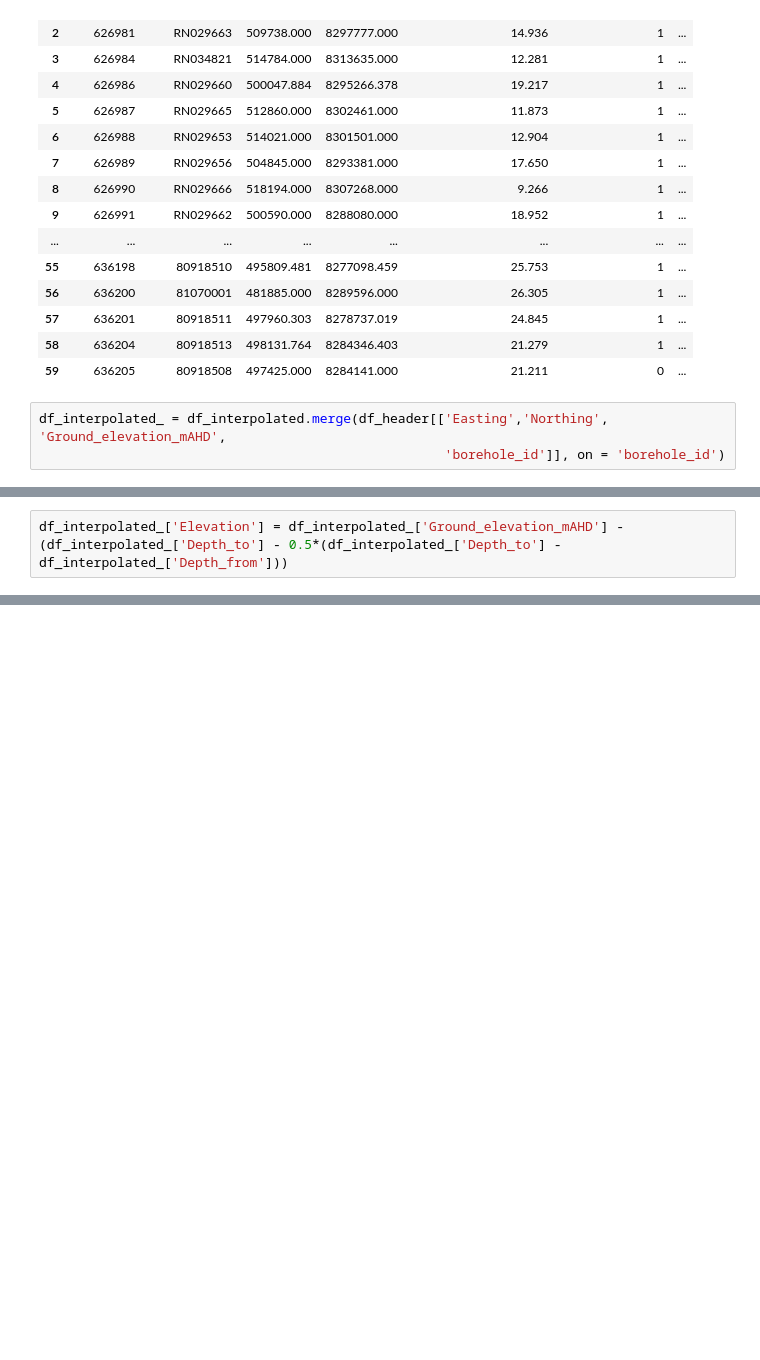
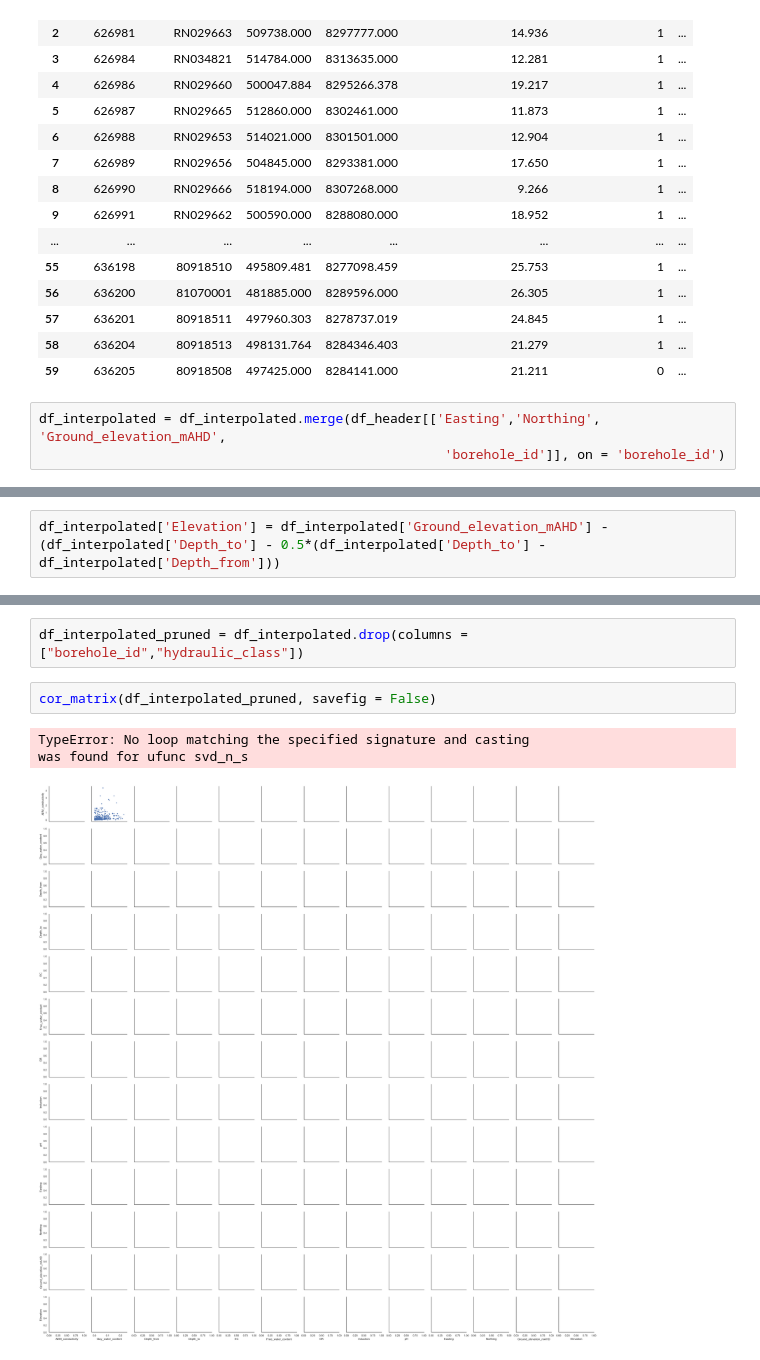
Before and after one commit to GeoscienceAustralia/hydrogeol_utils, a Jupyter notebook: notebooks/EastKimberley_borehole_data_integration.ipynb, the cells around one changed output, grey strips where cells are left out. Cells and saved outputs as stored; diff of their text form; blank space fills up the shorter version.

```diff
--- a/notebooks/EastKimberley_borehole_data_integration.ipynb
+++ b/notebooks/EastKimberley_borehole_data_integration.ipynb
@@ -418,6 +433,6 @@ df_header
 | 58 | 636204 | 80918513 | 498131.764 | 8284346.403 | 21.279 | 1 | ... |
 | 59 | 636205 | 80918508 | 497425.000 | 8284141.000 | 21.211 | 0 | ... |
 # %%
-df_interpolated_ = df_interpolated.merge(df_header[['Easting','Northing', 'Ground_elevation_mAHD',
+df_interpolated = df_interpolated.merge(df_header[['Easting','Northing', 'Ground_elevation_mAHD',
                                                     'borehole_id']], on = 'borehole_id')
 # %%
@@ -434,2 +440,2 @@ Index(['borehole_id', 'Borehole_name', 'Easting', 'Northing',
 # %%
-df_interpolated_['Elevation'] = df_interpolated_['Ground_elevation_mAHD'] - (df_interpolated_['Depth_to'] - 0.5*(df_interpolated_['Depth_to'] - df_interpolated_['Depth_from']))
+df_interpolated['Elevation'] = df_interpolated['Ground_elevation_mAHD'] - (df_interpolated['Depth_to'] - 0.5*(df_interpolated['Depth_to'] - df_interpolated['Depth_from']))
@@ -435,0 +485,8 @@ df_interpolated_['Elevation'] = df_interpolated_['Ground_elevation_mAHD'] - (df_
+# %%
+df_interpolated_pruned = df_interpolated.drop(columns = ["borehole_id","hydraulic_class"])
+# %%
+cor_matrix(df_interpolated_pruned, savefig = False)
+# %% [output]
+TypeError: No loop matching the specified signature and casting
+was found for ufunc svd_n_s
+[figure, added]
```
Also changed, not shown: parts of 13 cells of this notebook, 4 other files.
